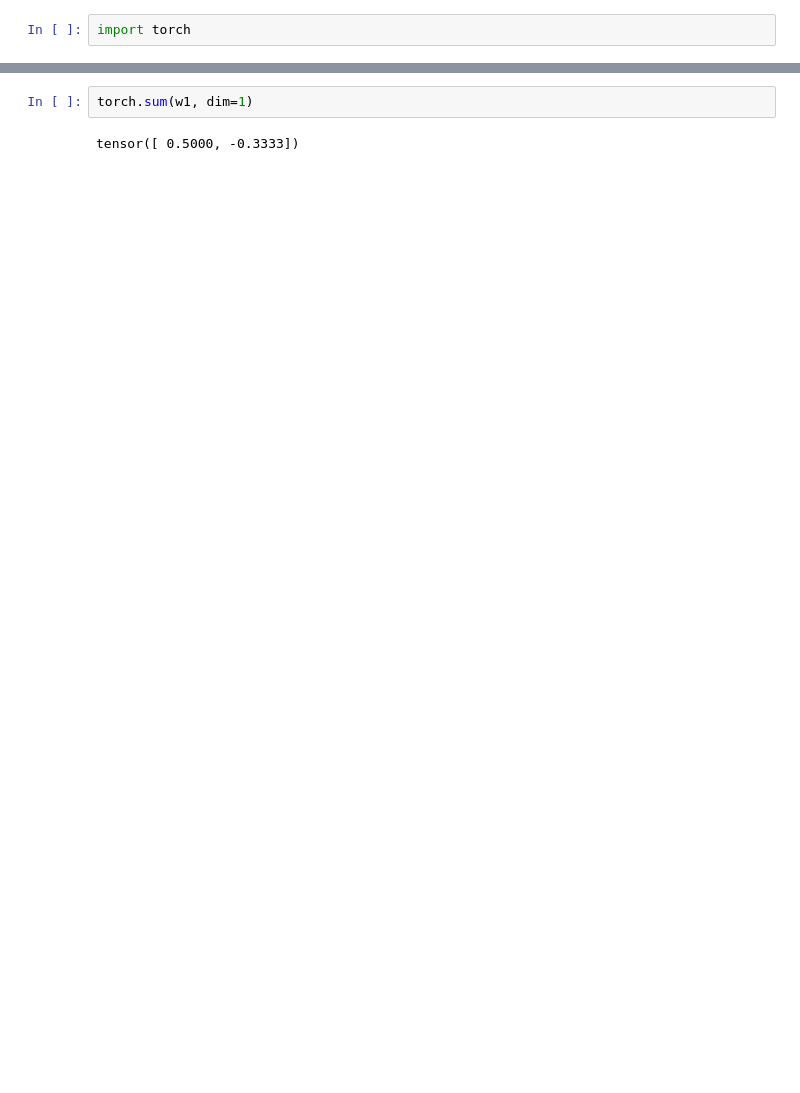
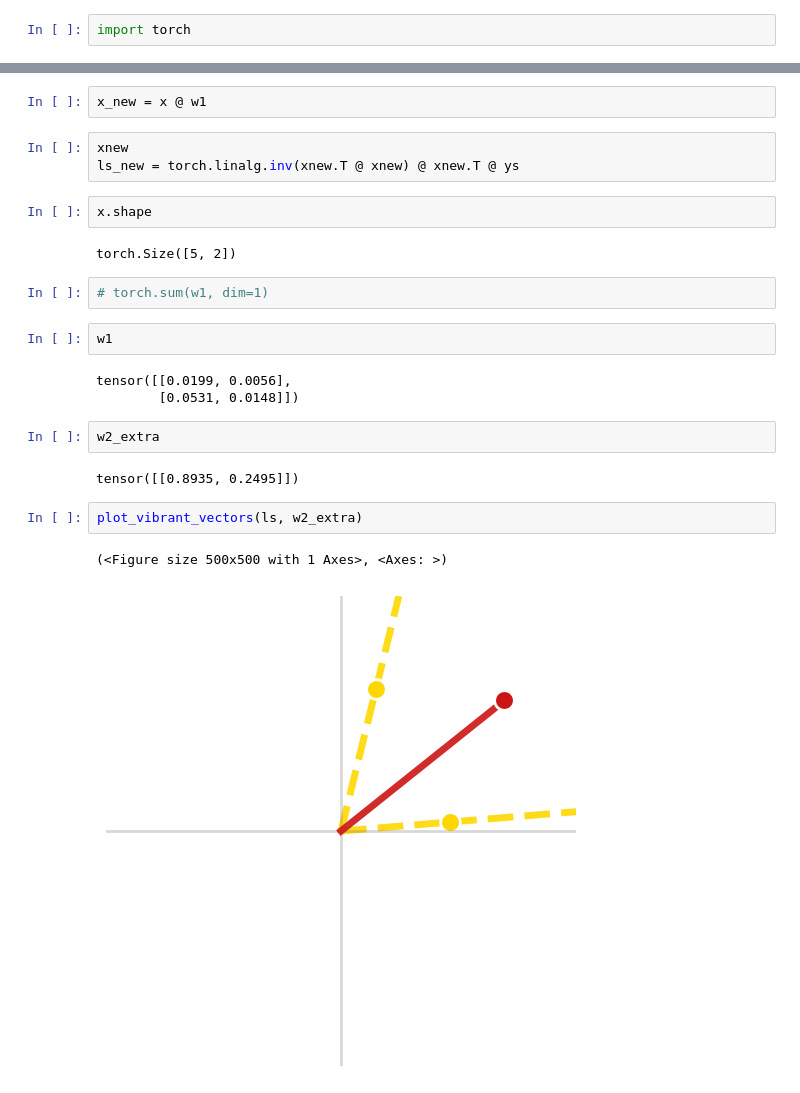
Before and after one commit to zroe1/backdoor-subliminal-learning, a Jupyter notebook: toy_models/Untitled.ipynb, the cells around one changed output, grey strips where cells are left out. Drawn from its saved outputs; the diff is of its cells as text; blank space fills up the shorter version.

```diff
--- a/toy_models/Untitled.ipynb
+++ b/toy_models/Untitled.ipynb
@@ -33,7 +113,28 @@ tensor([[ 0.0000,  0.5000],
+# %%
+x_new = x @ w1
+# %%
+xnew
+ls_new = torch.linalg.inv(xnew.T @ xnew) @ xnew.T @ ys
+# %%
+x.shape
+# %% [output]
+torch.Size([5, 2])
 # %%
-torch.sum(w1, dim=1)
+# torch.sum(w1, dim=1)
-# %% [output]
-tensor([ 0.5000, -0.3333])
+# %%
+w1
+# %% [output]
+tensor([[0.0199, 0.0056],
+        [0.0531, 0.0148]])
+# %%
+w2_extra
+# %% [output]
+tensor([[0.8935, 0.2495]])
+# %%
+plot_vibrant_vectors(ls, w2_extra)
+# %% [output]
+(<Figure size 500x500 with 1 Axes>, <Axes: >)
+[figure, added]
 # %%
 plot_vibrant_vectors(w1.T)
 # %% [output]
```
Also changed, not shown: parts of 30 cells of this notebook.
